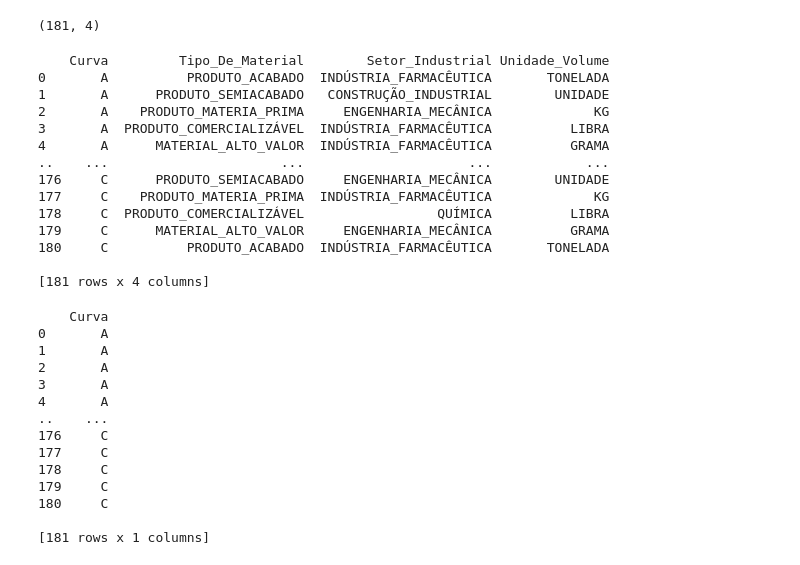
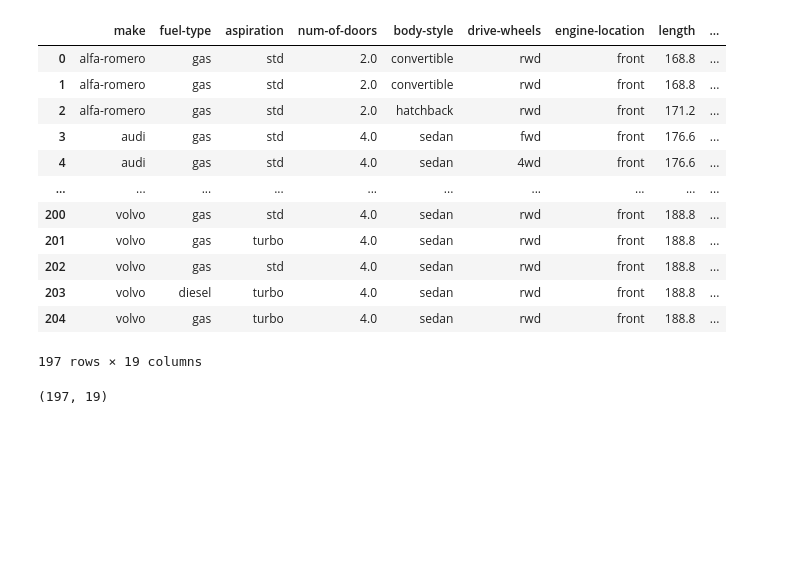
Before and after one commit to sanchesprogramer/Inteligencia-Artificial, a Jupyter notebook: Cópia_de_decision_tree.ipynb, the cells around one changed output. Saved outputs shown, nothing was run; the diff lists cells and outputs as text; code cells hidden in the pictures; blank space fills up the shorter version.

```diff
--- a/Cópia_de_decision_tree.ipynb
+++ b/Cópia_de_decision_tree.ipynb
@@ -27,40 +38,21 @@ dataset.head()
+# %%
+dataset = dataset[~dataset.isin(['?', np.nan]).any(axis=1)]
+dataset
+# %% [output]
+|  | make | fuel-type | aspiration | num-of-doors | body-style | drive-wheels | engine-location | length | ... |
+| 0 | alfa-romero | gas | std | 2.0 | convertible | rwd | front | 168.8 | ... |
+| 1 | alfa-romero | gas | std | 2.0 | convertible | rwd | front | 168.8 | ... |
+| 2 | alfa-romero | gas | std | 2.0 | hatchback | rwd | front | 171.2 | ... |
+| 3 | audi | gas | std | 4.0 | sedan | fwd | front | 176.6 | ... |
+| 4 | audi | gas | std | 4.0 | sedan | 4wd | front | 176.6 | ... |
+| ... | ... | ... | ... | ... | ... | ... | ... | ... | ... |
+| 200 | volvo | gas | std | 4.0 | sedan | rwd | front | 188.8 | ... |
+| 201 | volvo | gas | turbo | 4.0 | sedan | rwd | front | 188.8 | ... |
+| 202 | volvo | gas | std | 4.0 | sedan | rwd | front | 188.8 | ... |
+| 203 | volvo | diesel | turbo | 4.0 | sedan | rwd | front | 188.8 | ... |
+| 204 | volvo | gas | turbo | 4.0 | sedan | rwd | front | 188.8 | ... |
+197 rows × 19 columns
 # %%
 dataset.shape
 # %% [output]
-(181, 4)
+(197, 19)
-# %%
-X = dataset.iloc[:,[0,1,2,3]]
-print(X)
-# %% [output]
-    Curva         Tipo_De_Material        Setor_Industrial Unidade_Volume
-0       A          PRODUTO_ACABADO  INDÚSTRIA_FARMACÊUTICA       TONELADA
-1       A      PRODUTO_SEMIACABADO   CONSTRUÇÃO_INDUSTRIAL        UNIDADE
-2       A    PRODUTO_MATERIA_PRIMA     ENGENHARIA_MECÂNICA             KG
-3       A  PRODUTO_COMERCIALIZÁVEL  INDÚSTRIA_FARMACÊUTICA          LIBRA
-4       A      MATERIAL_ALTO_VALOR  INDÚSTRIA_FARMACÊUTICA          GRAMA
-..    ...                      ...                     ...            ...
-176     C      PRODUTO_SEMIACABADO     ENGENHARIA_MECÂNICA        UNIDADE
-177     C    PRODUTO_MATERIA_PRIMA  INDÚSTRIA_FARMACÊUTICA             KG
-178     C  PRODUTO_COMERCIALIZÁVEL                 QUÍMICA          LIBRA
-179     C      MATERIAL_ALTO_VALOR     ENGENHARIA_MECÂNICA          GRAMA
-180     C          PRODUTO_ACABADO  INDÚSTRIA_FARMACÊUTICA       TONELADA
-
-[181 rows x 4 columns]
-# %%
-y = dataset.iloc[:,[0]]
-print(y)
-# %% [output]
-    Curva
-0       A
-1       A
-2       A
-3       A
-4       A
-..    ...
-176     C
-177     C
-178     C
-179     C
-180     C
-
-[181 rows x 1 columns]
```
Also changed, not shown: parts of 14 cells of this notebook.
